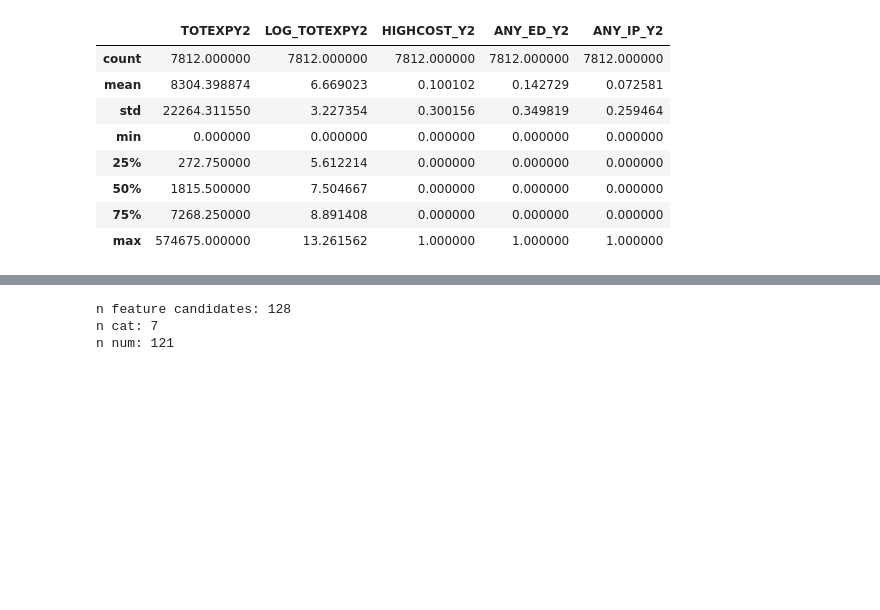
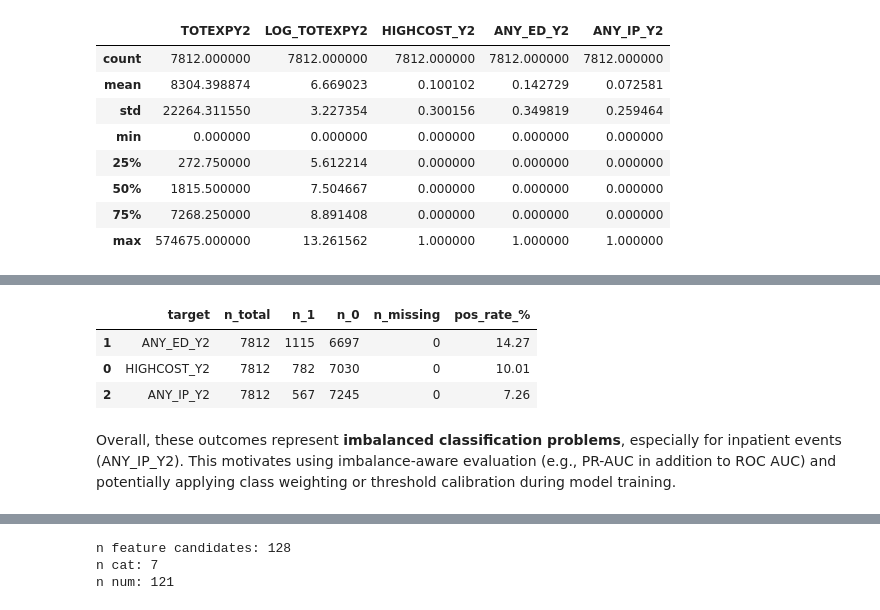
Before and after one commit to WenxiGu/Thesis-project-MEPS, a Jupyter notebook: notebooks/02_Data Preparation & Feature Engineering.ipynb, the cells around one changed output, grey strips where cells are left out. Cells and saved outputs as stored; diff of their text form; code cells hidden in the pictures; blank space fills up the shorter version.

```diff
--- a/notebooks/02_Data Preparation & Feature Engineering.ipynb
+++ b/notebooks/02_Data Preparation & Feature Engineering.ipynb
@@ -109,8 +163,3 @@ df_feat[[c for c in cols if c in df_feat.columns]].describe(include="all")
 | 50% | 1815.500000 | 7.504667 | 0.000000 | 0.000000 | 0.000000 |
 | 75% | 7268.250000 | 8.891408 | 0.000000 | 0.000000 | 0.000000 |
 | max | 574675.000000 | 13.261562 | 1.000000 | 1.000000 | 1.000000 |
-# %%
-# class balance
-for c in [CLASS_TARGET_HIGHCOST_Y2, CLASS_TARGET_ANY_ED_Y2, CLASS_TARGET_ANY_IP_Y2]:
-    if c in df_feat.columns:
-        print(c, df_feat[c].value_counts(dropna=False), "\n")
@@ -131,0 +177,33 @@ Name: count, dtype: int64
+# %%
+targets = [CLASS_TARGET_HIGHCOST_Y2, CLASS_TARGET_ANY_ED_Y2, CLASS_TARGET_ANY_IP_Y2]
+targets = [c for c in targets if c in df_feat.columns]
+
+rows = []
+for c in targets:
+    vc = df_feat[c].value_counts(dropna=False)
+    n_total = len(df_feat)
+    n0 = int(vc.get(0, 0))
+    n1 = int(vc.get(1, 0))
+    n_na = int(vc.get(np.nan, 0))  # might be 0 if none
+
+    denom = n0 + n1  # exclude NaN from rate
+    pos_rate = (n1 / denom * 100) if denom > 0 else np.nan
+
+    rows.append({
+        "target": c,
+        "n_total": n_total,
+        "n_1": n1,
+        "n_0": n0,
+        "n_missing": n_na,
+        "pos_rate_%": round(pos_rate, 2),
+    })
+
+summary = pd.DataFrame(rows).sort_values("pos_rate_%", ascending=False)
+summary
+# %% [output]
+|  | target | n_total | n_1 | n_0 | n_missing | pos_rate_% |
+| 1 | ANY_ED_Y2 | 7812 | 1115 | 6697 | 0 | 14.27 |
+| 0 | HIGHCOST_Y2 | 7812 | 782 | 7030 | 0 | 10.01 |
+| 2 | ANY_IP_Y2 | 7812 | 567 | 7245 | 0 | 7.26 |
+# %% [markdown]
+Overall, these outcomes represent **imbalanced classification problems**, especially for inpatient events (ANY_IP_Y2). This motivates using imbalance-aware evaluation (e.g., PR-AUC in addition to ROC AUC) and potentially applying class weighting or threshold calibration during model training.
```
Also changed, not shown: parts of 27 cells of this notebook, 16 other files.
